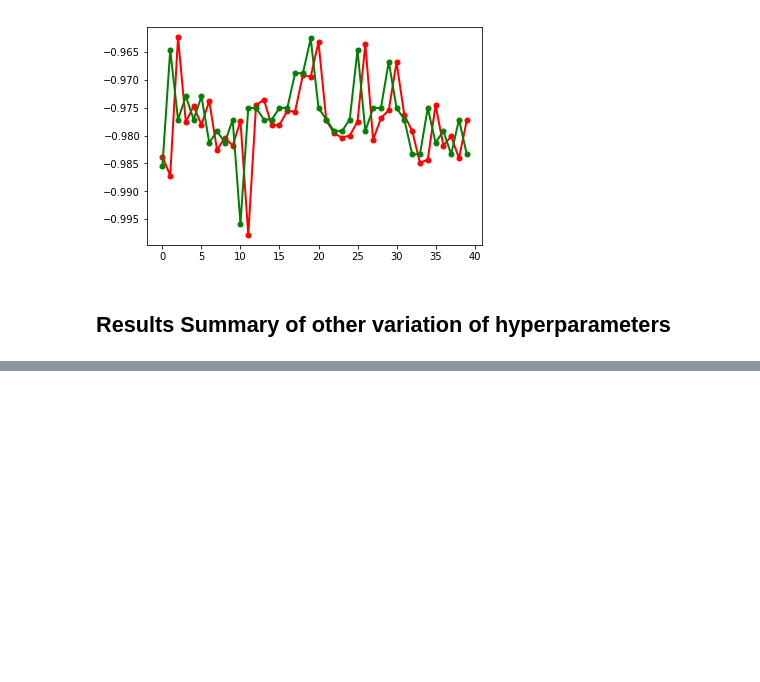
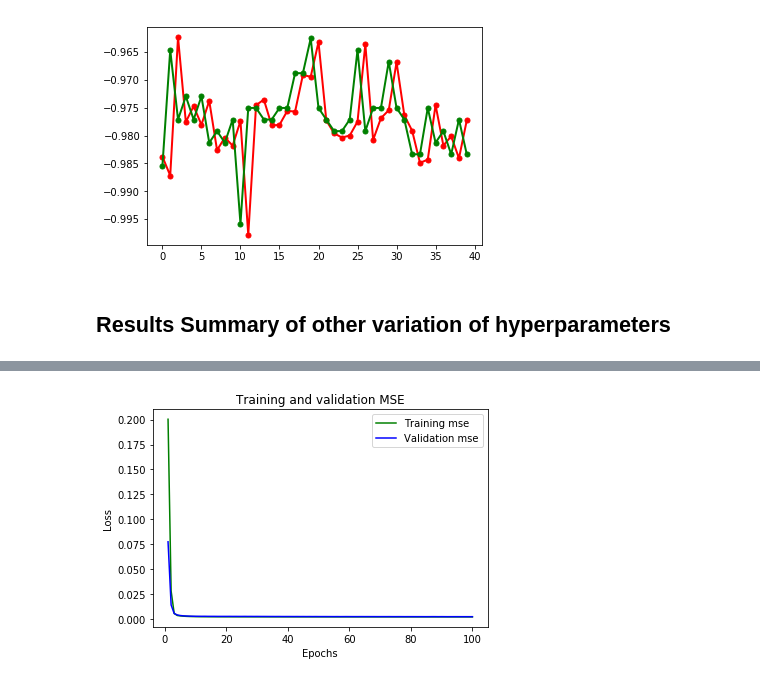
Before and after one commit to ImenGBY/aiNet2019-day-in-life-, a Jupyter notebook: aiNet Forecasting CPU-LSTM32 sgd 0,1 epoch2000.ipynb, the cells around one changed output, grey strips where cells are left out. Cells and saved outputs as stored; diff of their text form; code cells hidden in the pictures; blank space fills up the shorter version.

```diff
--- a/aiNet Forecasting CPU-LSTM32 sgd 0,1 epoch2000.ipynb
+++ b/aiNet Forecasting CPU-LSTM32 sgd 0,1 epoch2000.ipynb
@@ -506,0 +598,13 @@ ax.plot(testseriesy[110:150], color='green', label='trueTrain', marker='o',linew
+# %%
+plt.clf()   # clear figure
+
+plt.plot(epochs, mse, color = 'green', label='Training mse')
+plt.plot(epochs, val_mse, 'b', label='Validation mse')
+plt.title('Training and validation MSE')
+plt.xlabel('Epochs')
+plt.ylabel('Loss')
+plt.legend()
+
+plt.show()
+# %% [output]
+[figure, added]
```
Also changed, not shown: parts of 9 cells of this notebook.
